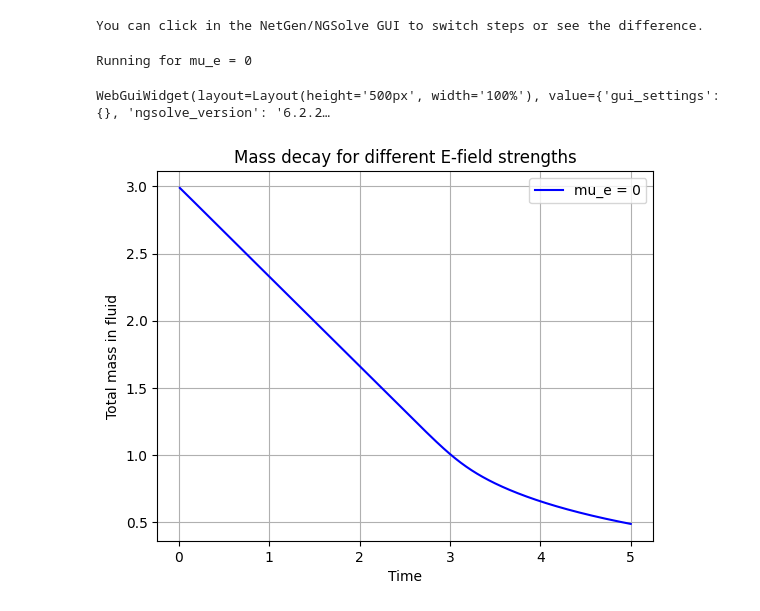
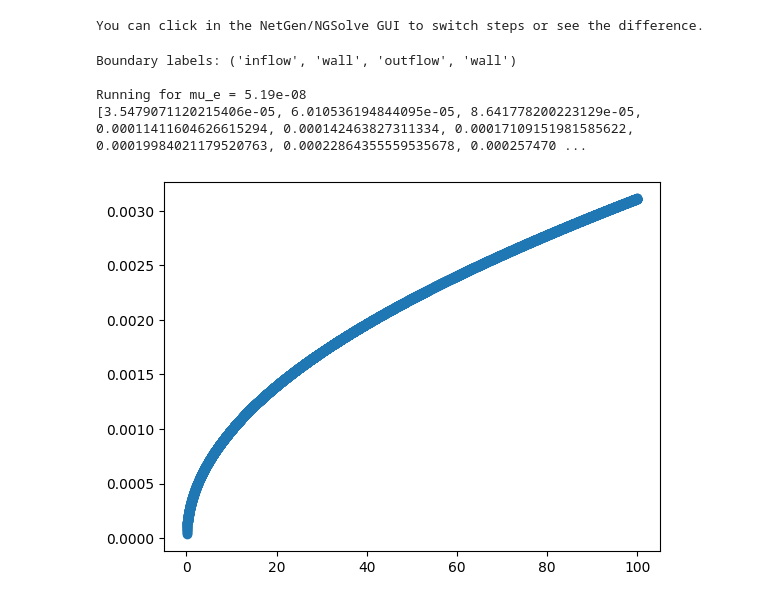
Before and after one commit to TrymNOHG/electro-filter, a Jupyter notebook: NSSolver.ipynb, the cells around one changed output. Cells and saved outputs as stored; diff of their text form; code cells hidden in the pictures.

```diff
--- a/NSSolver.ipynb
+++ b/NSSolver.ipynb
@@ -1768,9 +1768,11 @@ def SolveKineticDeposition_WithMassTracking(
     c0_value=1.0,
     kd=1.0
     ):
-    fes_c = H1(mesh, order=1)
+    # fes_c = H1(mesh, order=1)
+    fes_c = H1(mesh, order=1, dirichlet="inflow") # Constant flow of concentration c = 1.0
     c_gf = GridFunction(fes_c, "c")
-    c_gf.Set(c0_value)
+    c_gf.Set(c0_value, definedon=mesh.Boundaries("inflow"))
+    # c_gf.Set(c0_value)
 
     u = fes_c.TrialFunction()
     v = fes_c.TestFunction()
@@ -1798,14 +1800,21 @@ def SolveKineticDeposition_WithMassTracking(
     c_timeline = GridFunction(fes_c, multidim=0)
     # c_timeline.AddMultiDimComponent(c_gf.vec)
 
-    times, deposit_history, mass_history = [], [], []
+    times, deposit_history, mass_history, outflow_history = [], [], [], []
     lumps_deposit = 0.0
 
     nsteps = int(T / dt)
     for step in range(nsteps):
         tcur = (step+1)*dt
         rhs_vec.data = mass.mat * old_sol
-        c_gf.vec.data = 0.0 * c_gf.vec
+        c_gf.vec.data = 1.0 * c_gf.vec
+        normal = specialcf.normal(mesh.dim)  # 2D unit normal
+        flux = -D * grad(c_gf) + c_gf * (drift_cf)
+        outflow_flux = Integrate(InnerProduct(flux, normal),
+                                mesh,
+                                BND,
+                                definedon=mesh.Boundaries("outflow"))
+        outflow_history.append(outflow_flux)
 
         GMRes(A=mat, b=rhs_vec, x=c_gf.vec, pre=pre, maxsteps=1000,
               tol=1e-8, restart=1000, printrates=False)
@@ -1823,40 +1832,51 @@ def SolveKineticDeposition_WithMassTracking(
         mass_history.append(total_mass)
     c_timeline.AddMultiDimComponent(c_gf.vec)
 
-    return c_timeline, times, mass_history
+    return c_timeline, times, mass_history, deposit_history, outflow_history
 
 if __name__=="__main__":
     # 1) Geometry
     geo = SplineGeometry()
     geo.AddRectangle((0,0),(3,1), bcs=["inflow","wall","outflow","wall"])
-    mesh = Mesh(geo.GenerateMesh(maxh=0.02))
+    mesh = Mesh(geo.GenerateMesh(maxh=0.01))
+    print("Boundary labels:", mesh.GetBoundaries())
+
 
     from ngsolve import x, y, IfPos
 
-    velocity_cf = CoefficientFunction((4*y*(1-y), 0))
+    # velocity_cf = CoefficientFunction((4*y*(1-y), 0)) # Not correct since we are looking at a cylindrical system
+    # Velocity_cf determines the velocity profile, i.e. shape of the water as it travels down the tube
+    # velocity_magnitude = 1e-4
+    velocity_magnitude = 1
+    # velocity_cf = CoefficientFunction((velocity_magnitude * y*(2-y), 0)) # Trym attempt at accurate velocity profile
+    velocity_cf = CoefficientFunction((velocity_magnitude * (1-y**2), 0)) # Trym attempt at accurate velocity profile
+    E_strength = 1
+    # E_strength = 1e4
     E_switch = IfPos(x - 0.5, IfPos(2.5 - x, 1.0, 0.0), 0.0)
-    E_cf = CoefficientFunction((0, E_switch))
+    E_cf = CoefficientFunction((0, E_strength*E_switch))
 
     # 2) Run multiple settings
-    # mu_e_values = [0.0, 0.1, 0.3, 0.5]
-    mu_e_values = [0]
+    mu_e_values = [0.1]
+    # mu_e_values = [1e-9, 1e-8, 5.19e-8] # 5.19e-8 comes from sodium ions in room temperature water.
+    mu_e_values = [5.19e-8] # 5.19e-8 comes from sodium ions in room temperature water.
     colors = ['blue', 'green', 'orange', 'red', 'purple']
 
     plt.figure()
 
     for mu_e, color in zip(mu_e_values, colors):
         print(f"\nRunning for mu_e = {mu_e}")
-        c, times, mass_history = SolveKineticDeposition_WithMassTracking(
+        c, times, mass_history, deposit_hist, outflow_hist = SolveKineticDeposition_WithMassTracking(
             mesh=mesh,
             velocity_cf=velocity_cf,
             E_cf=E_cf,
             D=1e-3,
             mu_e=mu_e,
             dt=0.01,
-            T=5.0,
+            T=10.0,
             c0_value=1.0,
             kd=2.0
         )
+        print(deposit_hist)
         Draw(c, mesh, "Concentration")
         plt.plot(times, mass_history, label=f"mu_e = {mu_e}", color=color)
 
@@ -1867,6 +1887,12 @@ if __name__=="__main__":
     plt.legend()
     plt.show()
 # %% [output]
-Running for mu_e = 0
+Boundary labels: ('inflow', 'wall', 'outflow', 'wall')
+
+Running for mu_e = 5.19e-08
+[3.5479071120215406e-05, 6.010536194844095e-05, 8.641778200223129e-05, 0.00011411604626615294, 0.000142463827311334, 0.00017109151981585622, 0.00019984021179520763, 0.00022864355559535678, 0.000257470 ...
-WebGuiWidget(layout=Layout(height='500px', width='100%'), value={'gui_settings': {}, 'ngsolve_version': '6.2.2…
-[figure, removed]
+# %%
+plt.scatter(y=deposit_hist, x=times)
+plt.show()
+# %% [output]
+[figure, added]
```
Also changed, not shown: parts of 3 cells of this notebook, 1 other file.
